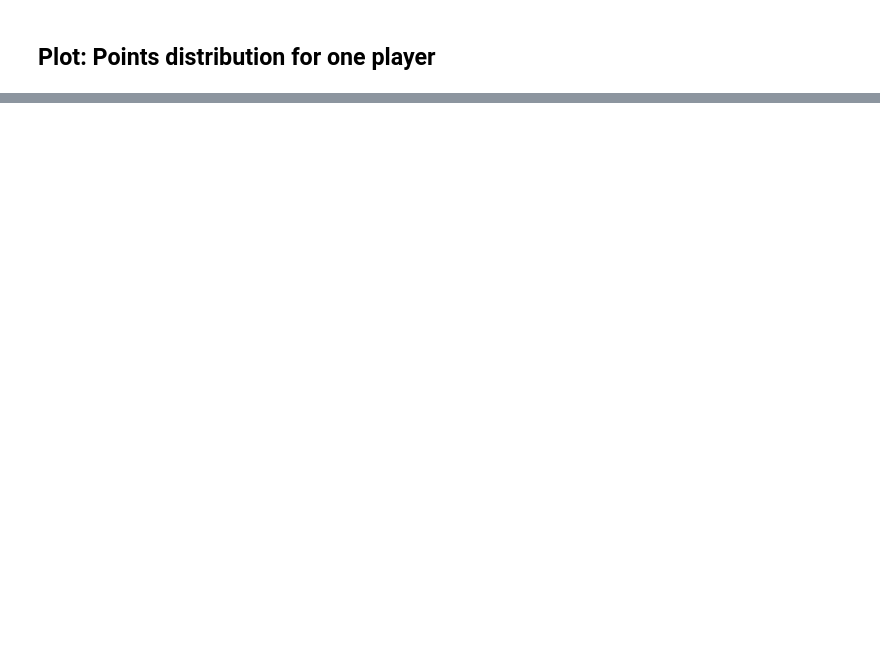
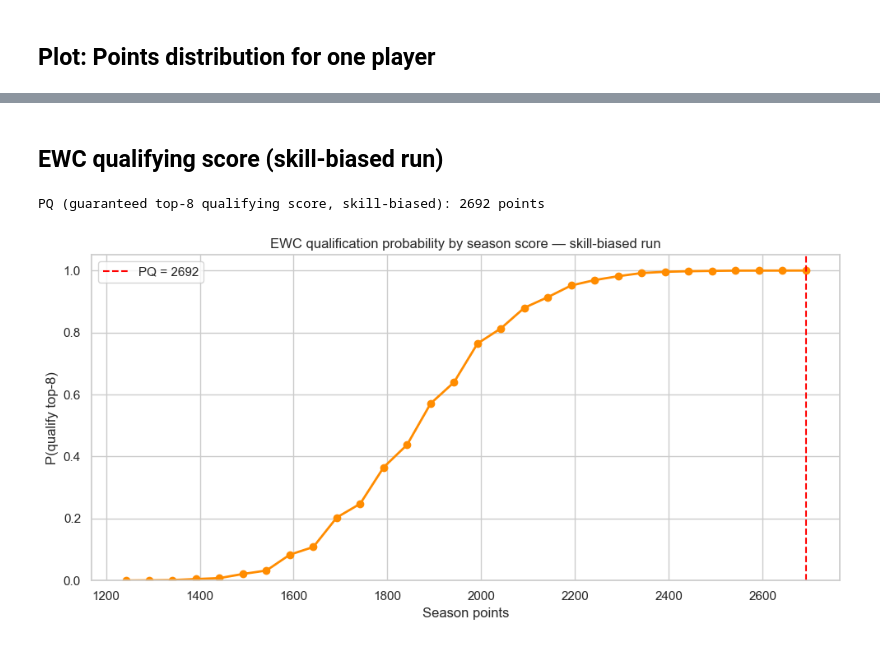
Before and after one commit to lemming52/tmonacodel, a Jupyter notebook: notebooks/explore.ipynb, the cells around one changed output, grey strips where cells are left out. Drawn from its saved outputs; the diff is of its cells as text; code cells hidden in the pictures; blank space fills up the shorter version.

```diff
--- a/notebooks/explore.ipynb
+++ b/notebooks/explore.ipynb
@@ -120,0 +253,22 @@ plt.show()
+# %% [markdown]
+## EWC qualifying score (skill-biased run)
+# %%
+skilled_pq = skilled_results.ewc_qualifying_score(top_n=8)
+print(f"PQ (guaranteed top-8 qualifying score, skill-biased): {skilled_pq} points")
+
+skilled_curve = skilled_results.ewc_qualification_curve(top_n=8, step=50)
+curve_plot = skilled_curve.sort_values("score")
+
+fig, ax = plt.subplots(figsize=(10, 5))
+ax.plot(curve_plot["score"], curve_plot["prob_qualify"], marker="o", linewidth=2, color="darkorange")
+ax.axvline(skilled_pq, color="red", linestyle="--", label=f"PQ = {skilled_pq}")
+ax.set_xlabel("Season points")
+ax.set_ylabel("P(qualify top-8)")
+ax.set_title("EWC qualification probability by season score — skill-biased run")
+ax.set_ylim(0, 1.05)
+ax.legend()
+plt.tight_layout()
+plt.show()
+# %% [output]
+PQ (guaranteed top-8 qualifying score, skill-biased): 2692 points
+[figure, added]
```
Also changed, not shown: parts of 20 cells of this notebook, 12 other files.
